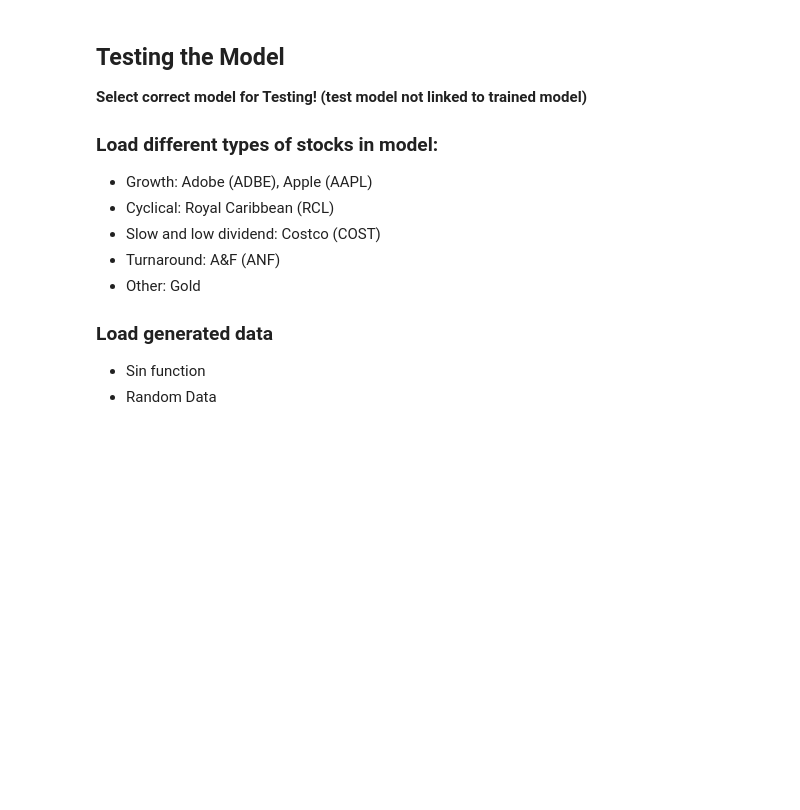
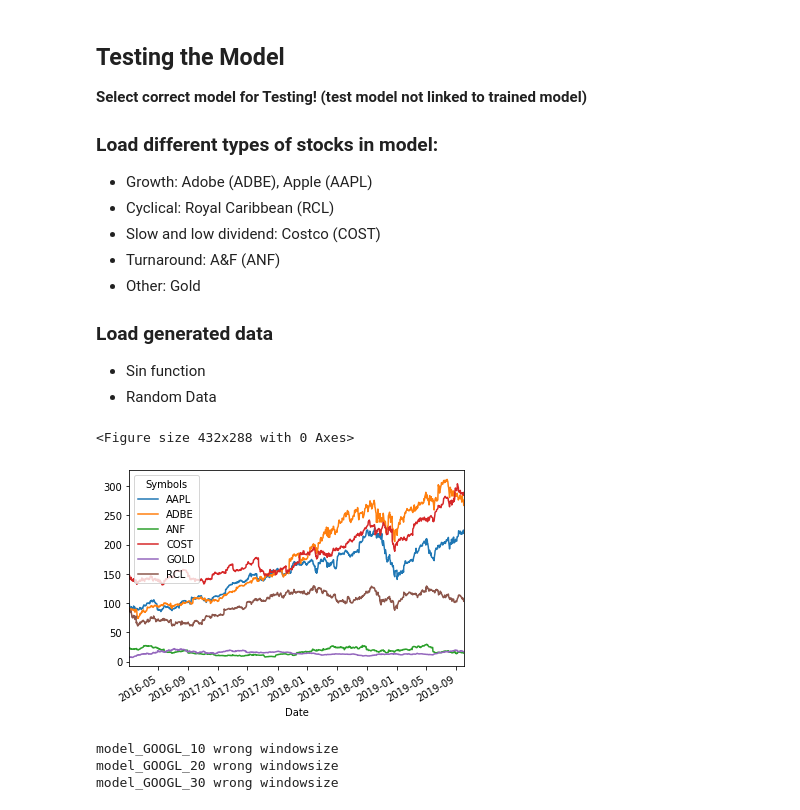
Before and after one commit to Pizajolo/finance-bot, a Jupyter notebook: test-reinforcement/visualize_extended.ipynb, the cells around one changed output. Drawn from its saved outputs; the diff is of its cells as text; code cells hidden in the pictures; blank space fills up the shorter version.

```diff
--- a/test-reinforcement/visualize_extended.ipynb
+++ b/test-reinforcement/visualize_extended.ipynb
@@ -322,30 +322,77 @@ __Select correct model for Testing! (test model not linked to trained model)__
 # %%
 # Loading Test Data
 # Setting Start and Enddate for Validation
 
 
 start_test = datetime.datetime(2016, 1, 1)
 end_test = datetime.datetime.now()
 
 # Load Test Data
 
 # Load several stocks
 df_test = web.DataReader(['ADBE', 'AAPL', 'RCL', 'COST', 'ANF', 'GOLD'],'yahoo',
                                start=start_test,
                                end=end_test)['Adj Close']
 
 #Add random column for testing
-df_test['random']=np.random.randint(1,100,df_test.shape[0])
-df_test['sine']=50+50*np.sin(np.linspace(1,100,df_test.shape[0]))
+#df_test['random']=np.random.randint(1,100,df_test.shape[0])
+#df_test['sine']=50+50*np.sin(np.linspace(1,100,df_test.shape[0]))
 
 # define second data input
 df2_test = web.DataReader('GOLD','yahoo',
                                start=start_test, end=end_test)
 
 # Convert df2_test to list
 df2_test_list = list(df2_test['Adj Close'])
 
 
 plt.figure();
 df_test.plot();
+# %% [output]
+<Figure size 432x288 with 0 Axes>
+[figure, added]
+# %%
+# Loop over all Models and test them
+# If window size does not fit, pass and try next model
+
+
+
+for models in os.listdir("models/"):
+
+
+    #model_name = 'model_w15v2_40'
+    model_name = models
+
+    # Init Model
+    window_size = 10
+
+    try:
+        # Initialize Agent
+        if df2_test_list is not None:
+            agent = Agent(window_size*2, pretrained=True, model_name=model_name)
+        else:
+            agent = Agent(window_size, pretrained=True, model_name=model_name)
+
+        sum = 0
+        # Loop over stocks
+        for column in df_test:
+            #print(column)
+            #rename feature column name
+            df_test_list = list(df_test[column])
+            dft = df_test.rename(columns={column: 'actual'})
+            initial_offset = df_test_list[1] - df_test_list[0]
+            val_result, history = evaluate_model(agent, df_test_list, df2_test_list, window_size, debug)
+            show_eval_result(model_name, val_result, initial_offset);
+            chart = visualize(dft, history)
+            sum = sum+val_result
+            #print("Earnings of Model: ", model_name, " is: ", val_result)
+            #chart.display()
+        print("Sum of all earnings: ", model_name, " is: ", sum)
+    except:
+        print(models, "wrong windowsize")
+        pass
+# %% [output]
+model_GOOGL_10 wrong windowsize
+model_GOOGL_20 wrong windowsize
+model_GOOGL_30 wrong windowsize
 # %%
```
Also changed, not shown: parts of 3 cells of this notebook.
